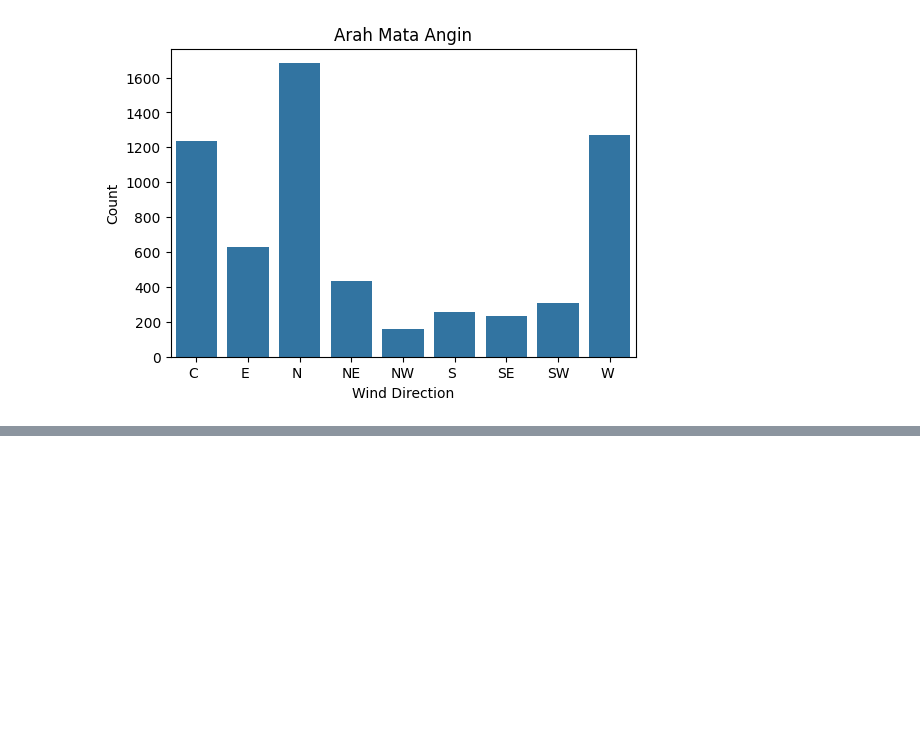
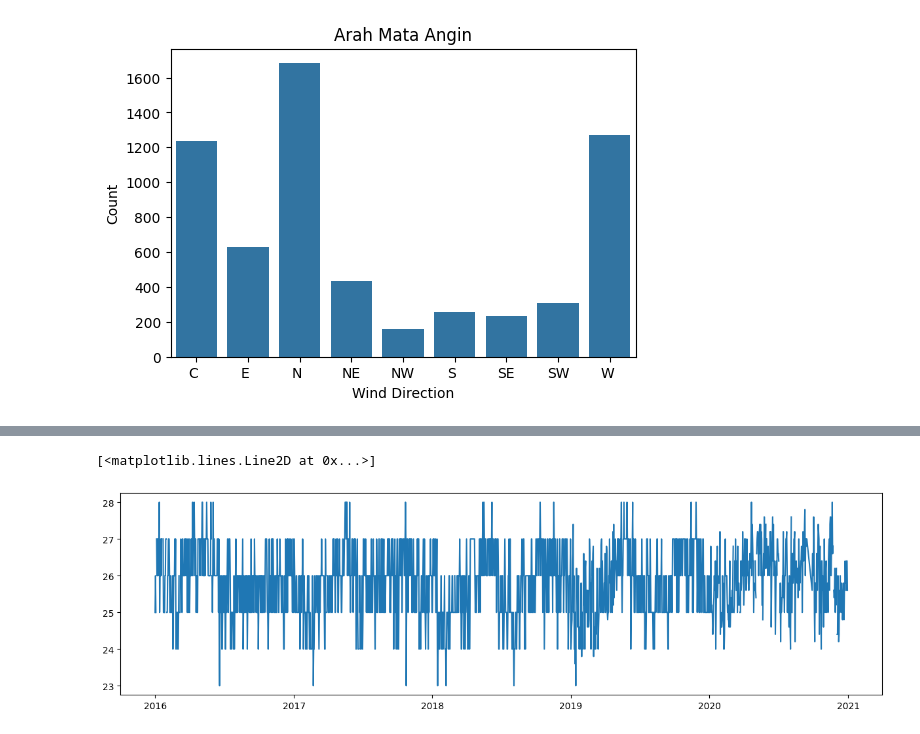
Before and after one commit to Fadhil-hi/Intern-BCC-2024, a Jupyter notebook: Code/first_EDA.ipynb, the cells around one changed output, grey strips where cells are left out. Saved outputs shown, nothing was run; the diff lists cells and outputs as text; code cells hidden in the pictures; blank space fills up the shorter version.

```diff
--- a/Code/first_EDA.ipynb
+++ b/Code/first_EDA.ipynb
@@ -146,0 +173,5 @@ plt.show()
+# %%
+stasiun_1 = df[(df['date']>='2016-1-1')&(df['date']<='2020-12-30') & (df['region_name']=='Jakarta Selatan')]
+stasiun_2 = df[(df['date']>='2016-1-1')&(df['date']<='2020-12-30') & (df['region_name']=='Jakarta Utara')]
+stasiun_3 = df[(df['date']>='2016-1-1')&(df['date']<='2020-12-30') & (df['region_name']=='Jakarta Timur')]
+stasiun_4 = df[(df['date']>='2016-1-1')&(df['date']<='2020-12-30') & (df['region_name']=='Jakarta Pusat')]
@@ -146,0 +254,6 @@ plt.show()
+# %%
+fig = plt.figure(figsize=(15,4))
+plt.plot(stasiun_4['date'], stasiun_4['Tn'])
+# %% [output]
+[<matplotlib.lines.Line2D at 0x...>]
+[figure, added]
```
Also changed, not shown: parts of 22 cells of this notebook.
